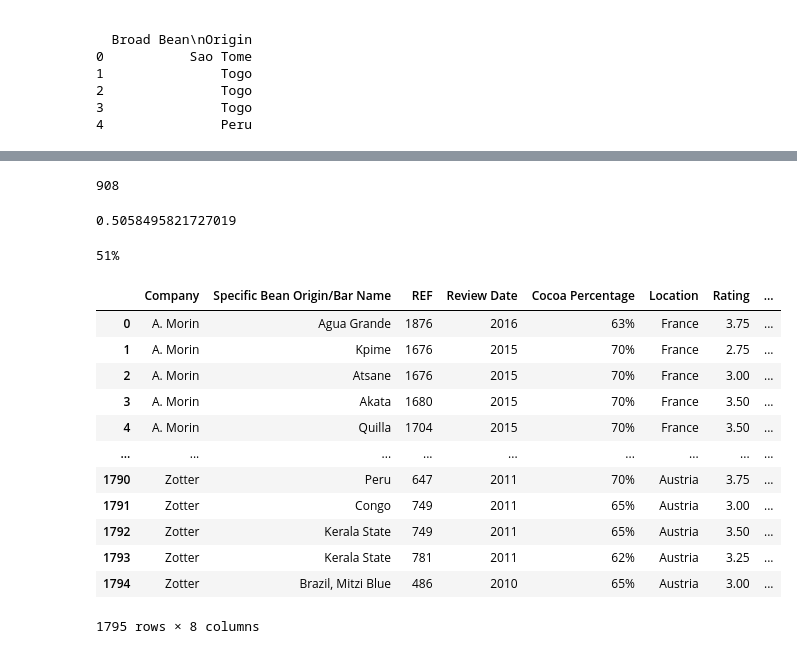
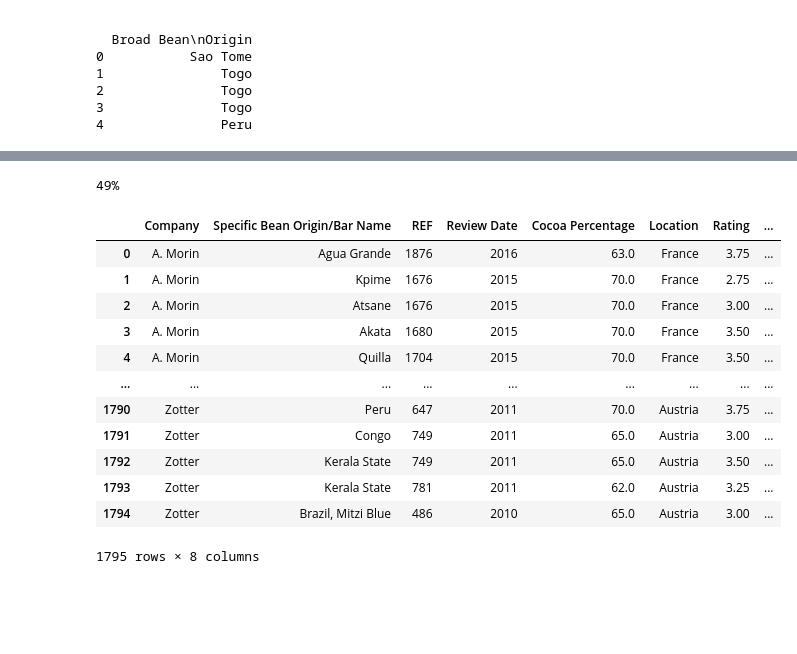
Before and after one commit to klaralynch/MyProject, a Jupyter notebook: First.ipynb, the cells around one changed output, grey strips where cells are left out. Saved outputs shown, nothing was run; the diff lists cells and outputs as text; code cells hidden in the pictures; blank space fills up the shorter version.

```diff
--- a/First.ipynb
+++ b/First.ipynb
@@ -31,8 +59,8 @@ print(df_chocolate.head())
 # %%
 # Cleaning the data
 # Renaming columns
-df_chocolate.columns = ["Company", "Specific Bean Origin/Bar Name", "REF", "Review Date", "Cocoa Percentage", "Location", "Rating", "Bean Type", "Broad Bean Origin"]
-df_chocolate.head()
+chocolate.columns = ["Company", "Specific Bean Origin/Bar Name", "REF", "Review Date", "Cocoa Percentage", "Location", "Rating", "Bean Type", "Broad Bean Origin"]
+chocolate.head(10)
 # %% [output]
 |  | Company | Specific Bean Origin/Bar Name | REF | Review Date | Cocoa Percentage | Location | Rating | Bean Type | ... |
 | 0 | A. Morin | Agua Grande | 1876 | 2016 | 63% | France | 3.75 |  | ... |
@@ -42,0 +76,5 @@ df_chocolate.head()
+# %%
+# Change format of Cocoa Percentage column to float
+chocolate["Cocoa Percentage"] = chocolate["Cocoa Percentage"].str.replace("%","")
+chocolate["Cocoa Percentage"] = chocolate["Cocoa Percentage"].astype(float)
+chocolate.head()
@@ -43,5 +88,5 @@ df_chocolate.head()
 # %%
-# Cleaning the data
-# Checking for missing data
-df_chocolate.isna().sum()
+# Dropping duplicates
+chocolate = chocolate.drop_duplicates()
+chocolate.shape
 # %% [output]
@@ -127,0 +161,4 @@ dtype: int64
+# %%
+# Replace missing data
+chocolate["Bean Type"] = chocolate["Bean Type"].str.replace("\xa0", "Unknown")
+chocolate
@@ -128,7 +215,13 @@ dtype: int64
 # %%
-# Getting percentage of Bean Type that is missing
-# First get number of missing values in Bean Type
-missing_values_BT = df_chocolate['Bean Type'].isnull().sum()
-missing_values_BT
+# Getting percentage of Bean Type values that are Unknown
+# Create a function to achieve this
+# Unknown values in Bean Type = 887
+
+def missing_perc (x):
+    missing = ((x / chocolate.shape[0]))
+    missing_perc = "{:.0%}".format(missing)
+    return missing_perc
+
+print(missing_perc(887))
 # %% [output]
-908
+49%
@@ -137,27 +228,18 @@ total_rows = df_chocolate.shape[0]
-# %%
-missing_BT = (missing_values_BT / total_rows)
-print(missing_BT)
-# %% [output]
-0.5058495821727019
-# %%
-percentage_missing_BT = "{:.0%}".format(missing_BT)
-print(percentage_missing_BT)
-# %% [output]
-51%
 # %%
 # Remove 'Bean Type' column due to high percentage of missing data
-df_chocolate.drop(["Bean Type"], axis=1)
+chocolate = chocolate.drop(["Bean Type"], axis=1)
+chocolate
 # %% [output]
 |  | Company | Specific Bean Origin/Bar Name | REF | Review Date | Cocoa Percentage | Location | Rating | ... |
-| 0 | A. Morin | Agua Grande | 1876 | 2016 | 63% | France | 3.75 | ... |
-| 1 | A. Morin | Kpime | 1676 | 2015 | 70% | France | 2.75 | ... |
-| 2 | A. Morin | Atsane | 1676 | 2015 | 70% | France | 3.00 | ... |
-| 3 | A. Morin | Akata | 1680 | 2015 | 70% | France | 3.50 | ... |
-| 4 | A. Morin | Quilla | 1704 | 2015 | 70% | France | 3.50 | ... |
+| 0 | A. Morin | Agua Grande | 1876 | 2016 | 63.0 | France | 3.75 | ... |
+| 1 | A. Morin | Kpime | 1676 | 2015 | 70.0 | France | 2.75 | ... |
+| 2 | A. Morin | Atsane | 1676 | 2015 | 70.0 | France | 3.00 | ... |
+| 3 | A. Morin | Akata | 1680 | 2015 | 70.0 | France | 3.50 | ... |
+| 4 | A. Morin | Quilla | 1704 | 2015 | 70.0 | France | 3.50 | ... |
 | ... | ... | ... | ... | ... | ... | ... | ... | ... |
-| 1790 | Zotter | Peru | 647 | 2011 | 70% | Austria | 3.75 | ... |
-| 1791 | Zotter | Congo | 749 | 2011 | 65% | Austria | 3.00 | ... |
-| 1792 | Zotter | Kerala State | 749 | 2011 | 65% | Austria | 3.50 | ... |
-| 1793 | Zotter | Kerala State | 781 | 2011 | 62% | Austria | 3.25 | ... |
-| 1794 | Zotter | Brazil, Mitzi Blue | 486 | 2010 | 65% | Austria | 3.00 | ... |
+| 1790 | Zotter | Peru | 647 | 2011 | 70.0 | Austria | 3.75 | ... |
+| 1791 | Zotter | Congo | 749 | 2011 | 65.0 | Austria | 3.00 | ... |
+| 1792 | Zotter | Kerala State | 749 | 2011 | 65.0 | Austria | 3.50 | ... |
+| 1793 | Zotter | Kerala State | 781 | 2011 | 62.0 | Austria | 3.25 | ... |
+| 1794 | Zotter | Brazil, Mitzi Blue | 486 | 2010 | 65.0 | Austria | 3.00 | ... |
 1795 rows × 8 columns
```
Also changed, not shown: parts of 48 cells of this notebook.
